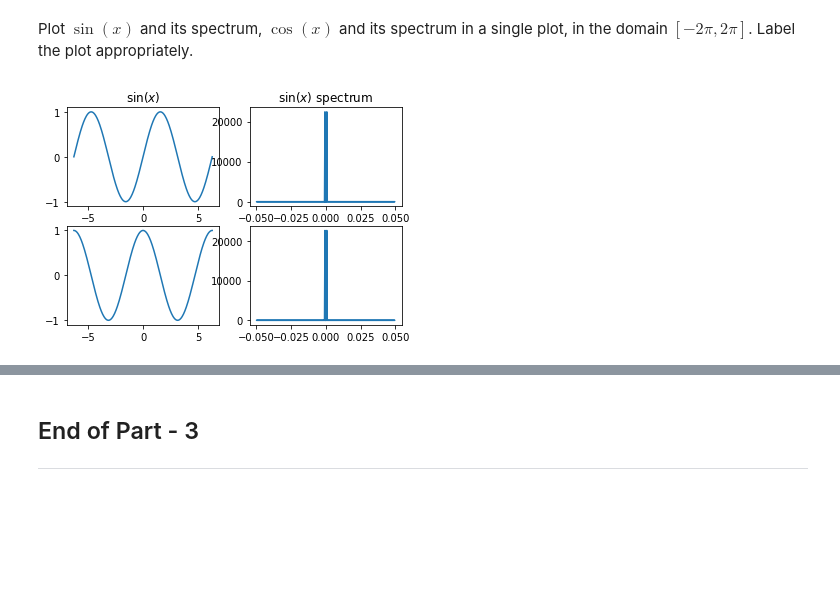
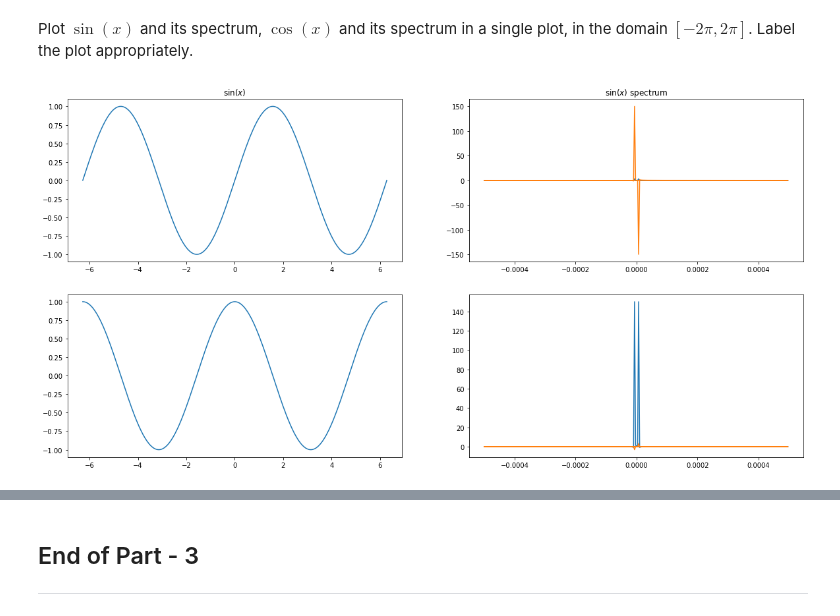
Before and after one commit to avyaktawrat/SHALA2020, a Jupyter notebook: Assignments/Data_Science/DS_1.ipynb, the cells around one changed output, grey strips where cells are left out. Cells and saved outputs as stored; diff of their text form; code cells hidden in the pictures; blank space fills up the shorter version.

```diff
--- a/Assignments/Data_Science/DS_1.ipynb
+++ b/Assignments/Data_Science/DS_1.ipynb
@@ -380,28 +380,29 @@ Plot $\sin(x)$ and its spectrum, $\cos(x)$ and its spectrum in a single plot, in
 # %%
 x = np.linspace(-2*np.pi,2*np.pi,300)
 y_1 = np.sin(x)
 y_2 = np.cos(x)
 
-xf = np.fft.fftfreq(300,10)
+xf = np.fft.fftfreq(300,1000)
 y_1f = scipy.fftpack.fft(y_1)
 y_2f = scipy.fftpack.fft(y_2)
 
+fig= plt.figure(figsize=(20,10))
 
 plt.subplot(2,2,1)
 plt.title("$\sin(x)$")
 plt.plot(x,y_1)
 
 plt.subplot(2,2,2)
 plt.title("$\sin(x)$ spectrum")
-plt.plot(xf,(y_1f.real**2 + y_1f.imag**2))
+plt.plot(xf,y_1f.real, xf,y_1f.imag)
 
 plt.subplot(2,2,3)
 # plt.title("$\cos(x)$")
 plt.plot(x,y_2)
 
 plt.subplot(2,2,4)
 # plt.title("$\cos(x)$ spectrum")
-plt.plot(xf,(y_2f.real**2 + y_2f.imag**2))
+plt.plot(xf,y_2f.real, xf,y_2f.imag)
 plt.show()
 # %% [output]
-[figure, old version]
+[figure, new version]
```
Also changed, not shown: parts of 1 cell of this notebook.
